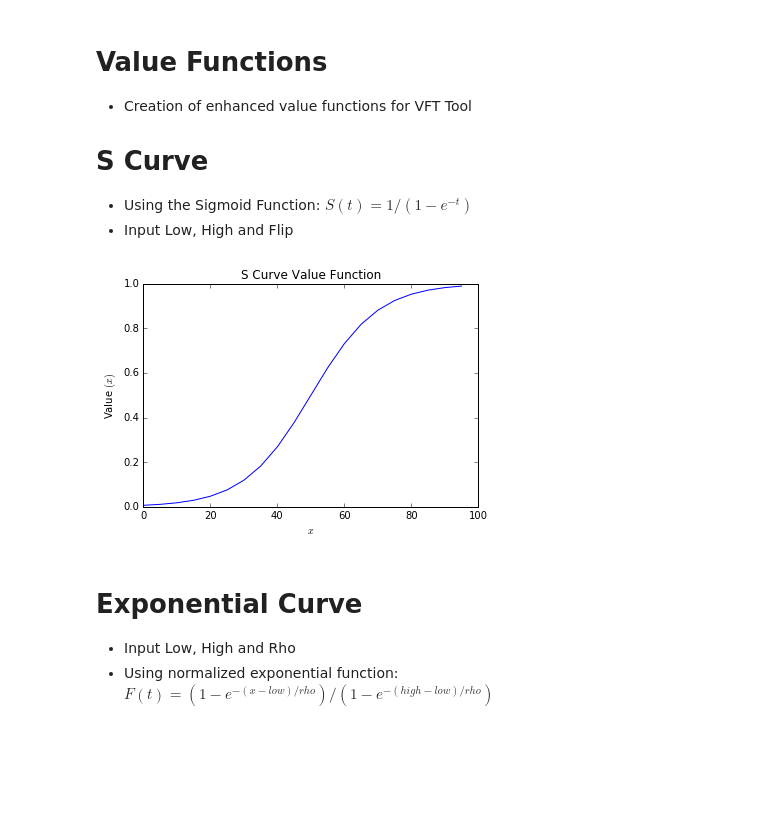
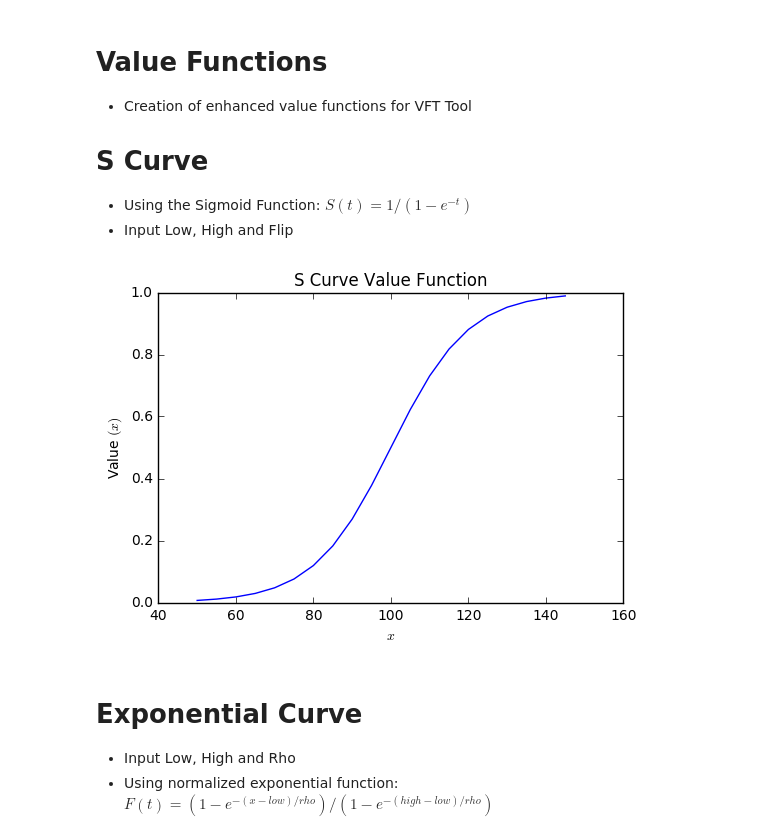
Before and after one commit to dmryer/Python, a Jupyter notebook: Value Functions.ipynb, the cells around one changed output. Saved outputs shown, nothing was run; the diff lists cells and outputs as text; code cells hidden in the pictures; blank space fills up the shorter version.

```diff
--- a/Value Functions.ipynb
+++ b/Value Functions.ipynb
@@ -11,39 +11,39 @@
 # Also consider generalised logistic function
 
 %matplotlib inline
 
 import numpy as np
 import pandas as pd
 import matplotlib.pyplot as plt
 import scipy.stats as stats
 
 ####################
 # Input Values Here:
-low = 0
-high = 100
+low = 50
+scale = 100
 flip = 0                    # Flip = 1 to reverse curve
 ###################
-scale = high - low
+
 
 # Define the Sigmoid Function
 def sigmoid(t):
     return (1/(1 + np.e**(-t)))
 
 plot_range = np.arange(-5, 5, 0.5) #evenly spaced values within a  interval: [start, stop), interval
 y_values = sigmoid(plot_range)
 
 # Plot curve
 if flip == 0:
-    plt.plot((plot_range*scale/10)+.5*scale, y_values, color="blue")
+    plt.plot((plot_range*scale/10)+(.5*scale)+low, y_values, color="blue")
 else:
-    plt.plot((plot_range*scale/10)+.5*scale, 1-y_values, color="red")
+    plt.plot((plot_range*scale/10)+(.5*scale)+low, 1-y_values, color="red")
 
 plt.title('S Curve Value Function')
 plt.xlabel('$x$')
 plt.ylabel('Value $(x)$')
 plt.show()
 # %% [output]
-[figure, old version]
+[figure, new version]
 # %% [markdown]
 # Exponential Curve
 - Input Low, High and Rho
```
